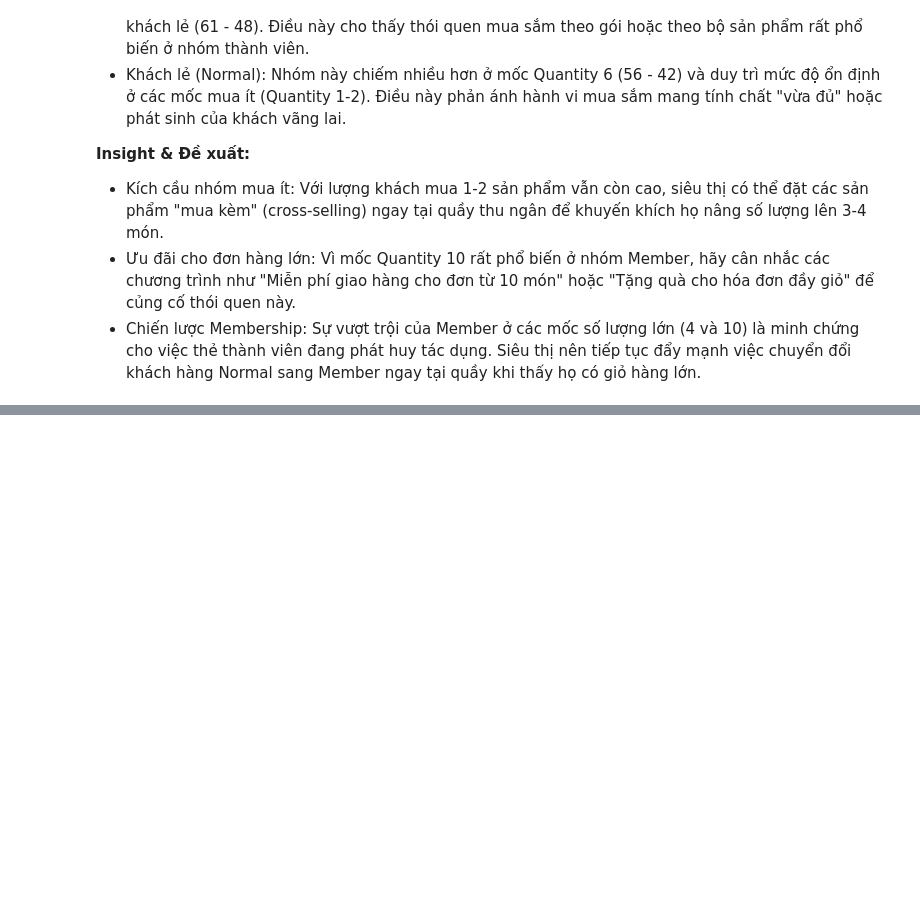
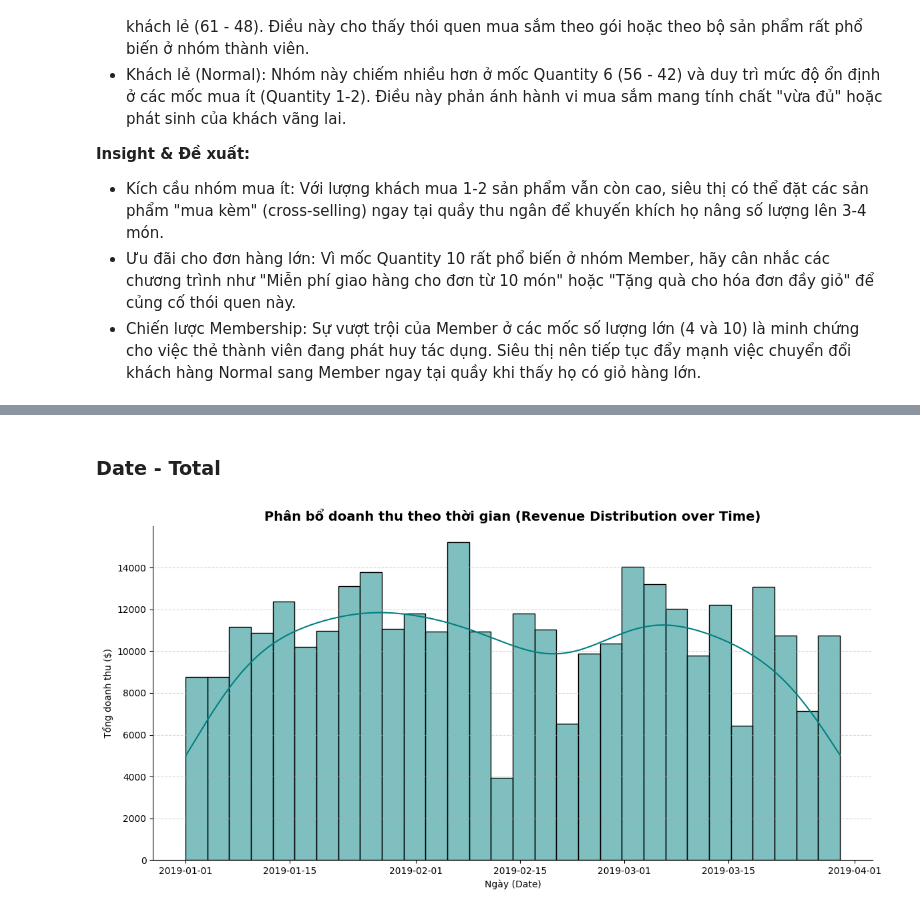
Before and after one commit to Jackxeid/Learn---MindX, a Jupyter notebook: Final Project/finalProject.ipynb, the cells around one changed output, grey strips where cells are left out. Drawn from its saved outputs; the diff is of its cells as text; code cells hidden in the pictures; blank space fills up the shorter version.

```diff
--- a/Final Project/finalProject.ipynb
+++ b/Final Project/finalProject.ipynb
@@ -563,0 +604,19 @@ plt.show()
+# %% [markdown]
+### Date - Total
+# %%
+df['Date'] = pd.to_datetime(df['Date'])
+
+plt.figure(figsize=(12, 6))
+
+sns.histplot(data=df, kde=True ,x='Date', weights='Total', bins=30, color='teal', alpha=alpha)
+
+plt.title('Phân bổ doanh thu theo thời gian (Revenue Distribution over Time)', fontsize=14, fontweight='bold')
+plt.xlabel('Ngày (Date)')
+plt.ylabel('Tổng doanh thu ($)')
+
+plt.grid(axis='y', linestyle='--', alpha=alpha)
+sns.despine()
+plt.tight_layout()
+plt.show()
+# %% [output]
+[figure, added]
```
Also changed, not shown: parts of 7 cells of this notebook.
